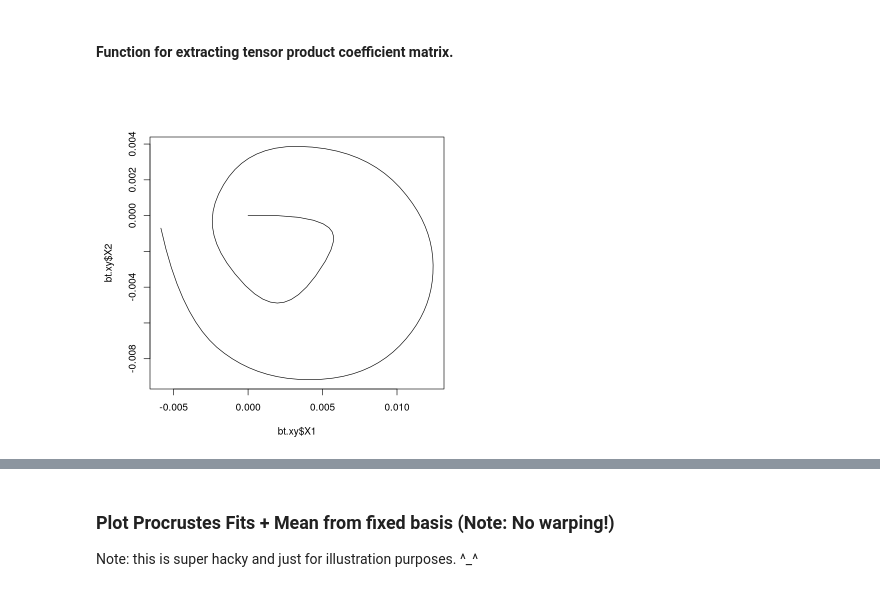
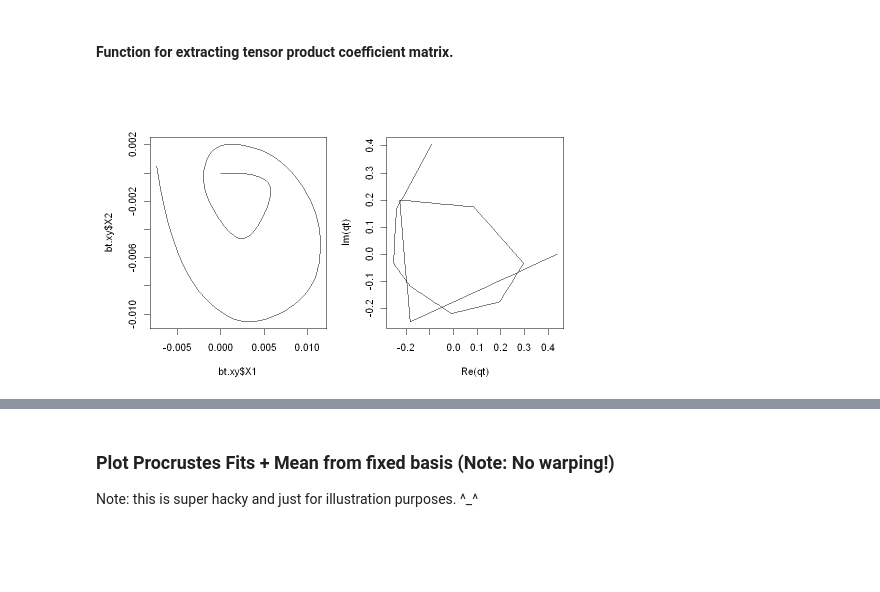
Before and after one commit to mpff/masterthesis, a Jupyter notebook: notebooks/manu_mean_directly_from_coefs.ipynb, the cells around one changed output, grey strips where cells are left out. Saved outputs shown, nothing was run; the diff lists cells and outputs as text; code cells hidden in the pictures; blank space fills up the shorter version.

````diff
--- a/notebooks/manu_mean_directly_from_coefs.ipynb
+++ b/notebooks/manu_mean_directly_from_coefs.ipynb
@@ -129,7 +151,7 @@ Extract basis functions from covariance smoothing.
 Note: Using ```bs="ps"``` here.
 # %%
 smooth1D <- smooth.construct(s(t, bs="ps", k = cov.k, m = c(cov.m, cov.d),
-                              fx = FALSE, xt = list(skew=TRUE)),
+                              fx = FALSE),
                             data = list(t=arg.grid), knots=list(t=cov.knots))
 matplot(arg.grid, smooth1D$X, t = "l")
 # %% [output]
@@ -162,19 +189,19 @@ beta.mat.im <- get_coef_matrix(cov_fit_im)
 beta.mat <- matrix(
     complex(real = as.vector(beta.mat.re), imaginary = as.vector(beta.mat.im)),
     ncol = cov.k)
+beta.mat.inv = solve(beta.mat)
 # %%
 # Calculate largest eigenvector
-coefs.mean <- eigen(t(chol(solve(G))) %*% beta.mat %*% chol(solve(G)))$vectors[,1]
+pca <- eigen(t(chol(solve(G))) %*% beta.mat %*% chol(solve(G)))
+coefs.mean <- pca$vectors[,1]
 # %%
 qt <- smooth1D$X %*% coefs.mean
-xt <- Re(qt)
-yt <- Im(qt)
-
-qt.xy <- data.frame(t=arg.grid, X1=xt, X2=yt)
+qt.xy <- data.frame(t=arg.grid, X1=Re(qt), X2=Im(qt))
 bt.xy <- get_points_from_srv(qt.xy)
 # %%
-options(repr.plot.width=6, repr.plot.height=6)
-par(mfrow=c(1,1), mar=c(4,4,4,1), oma=c(0.5,0.5,0.5,0))
+options(repr.plot.width=8, repr.plot.height=5)
+par(mfrow=c(1,2), mar=c(4,4,4,1), oma=c(0.5,0.5,0.5,0))
 matplot(bt.xy$X1, bt.xy$X2, t="l")
+matplot(Re(qt), Im(qt), t="l")
 # %% [output]
-[figure, old version]
+[figure, new version]
````
Also changed, not shown: parts of 17 cells of this notebook, 4 other files.
